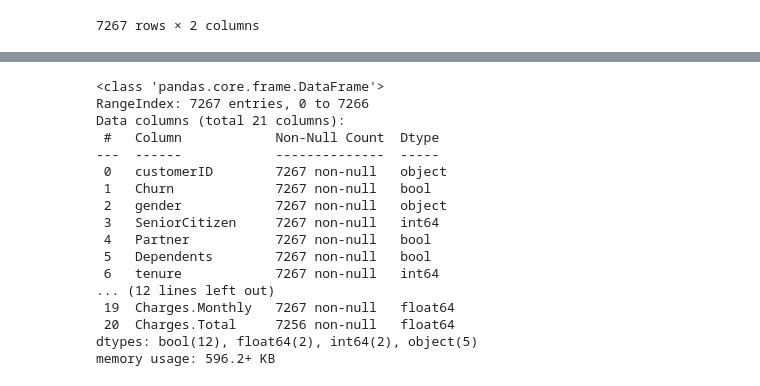
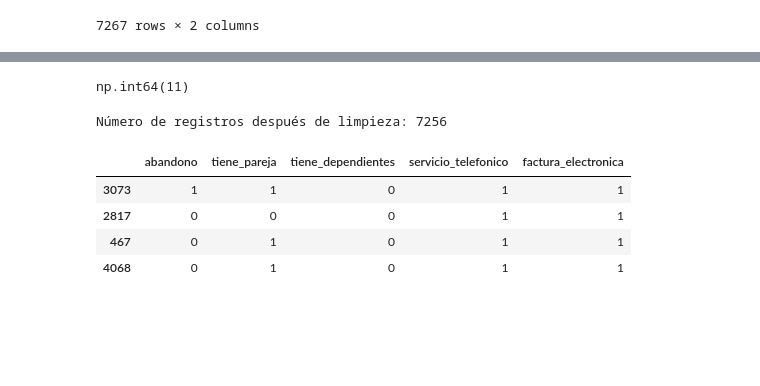
Before and after one commit to angelesGladin/TelecomX_latam, a Jupyter notebook: TelecomX_LATAM.ipynb, the cells around one changed output, grey strips where cells are left out. Drawn from its saved outputs; the diff is of its cells as text; code cells hidden in the pictures; blank space fills up the shorter version.

```diff
--- a/TelecomX_LATAM.ipynb
+++ b/TelecomX_LATAM.ipynb
@@ -175,5 +265,0 @@ memory usage: 944.0+ KB
-# %%
-#convirtiendo las columnas binarias de texto a booleanos
-col_binario = ['Churn','Partner', 'Dependents', 'PhoneService', 'PaperlessBilling']
-telecom_df[col_binario] = telecom_df[col_binario].astype(np.bool)
-telecom_df.info()
@@ -208,11 +265,0 @@ telecom_df[['OnlineSecurity', 'OnlineBackup', 'DeviceProtection', 'TechSupport',
-# %%
-#creando la listas de las columnas que contienen mas de dos opciones
-col_no_binario = ['OnlineSecurity', 'OnlineBackup', 'DeviceProtection',
-                  'TechSupport', 'StreamingTV', 'MultipleLines',
-                  'StreamingMovies']
-
-#reemplazar valor No internet service, No phone service
-for i in col_no_binario:
-  telecom_df[i] = telecom_df[i].replace(['No internet service', 'No phone service'], 'No')
-
-telecom_df[['OnlineSecurity', 'OnlineBackup', 'DeviceProtection', 'TechSupport', 'StreamingTV', 'MultipleLines','StreamingMovies']].sample(6)
@@ -227,32 +266,26 @@ telecom_df[['OnlineSecurity', 'OnlineBackup', 'DeviceProtection', 'TechSupport',
-# %%
-#transformando tipo de dato a booleano
-telecom_df[col_no_binario] = telecom_df[col_no_binario].astype(np.bool)
-telecom_df.info()
-# %% [output]
-<class 'pandas.core.frame.DataFrame'>
-RangeIndex: 7267 entries, 0 to 7266
-Data columns (total 21 columns):
- #   Column            Non-Null Count  Dtype
----  ------            --------------  -----
- 0   customerID        7267 non-null   object
- 1   Churn             7267 non-null   bool
- 2   gender            7267 non-null   object
- 3   SeniorCitizen     7267 non-null   int64
- 4   Partner           7267 non-null   bool
- 5   Dependents        7267 non-null   bool
- 6   tenure            7267 non-null   int64
-... (12 lines left out)
- 19  Charges.Monthly   7267 non-null   float64
- 20  Charges.Total     7256 non-null   float64
-dtypes: bool(12), float64(2), int64(2), object(5)
-memory usage: 596.2+ KB
+# %%
+telecom_df['cargos_totales'].isna().sum()
+# %% [output]
+np.int64(11)
+# %%
+# Eliminar registros con cargos_totales faltantes
+telecom_df = telecom_df.dropna(subset=['cargos_totales'])
+
+# Verificación rápida
+print(f"Número de registros después de limpieza: {len(telecom_df)}")
+# %% [output]
+Número de registros después de limpieza: 7256
 # %%
-## Transformar columnas booleanas en 'Yes' en 1 y 'No' en 0: la finalidad poder analizar con estadistica las columnas
-cols_binarias = [
-    'Churn', 'Partner', 'Dependents', 'PhoneService', 'PaperlessBilling',
-    'OnlineSecurity', 'OnlineBackup', 'DeviceProtection',
-    'TechSupport', 'StreamingTV', 'StreamingMovies'
-]
+## Transformar columnas binarias en 'Yes' en 1 y 'No' en 0: la finalidad poder analizar estas columnas
 
-# Transformar 'Yes' en 1 y 'No' en 0
-telecom_df[cols_binarias] = telecom_df[cols_binarias].replace({'Yes': 1, 'True': 1, 'No': 0, 'False': 0})
+col_binario = ['abandono','tiene_pareja', 'tiene_dependientes', 'servicio_telefonico', 'factura_electronica']
+
+telecom_df[col_binario] = telecom_df[col_binario].replace({'Yes':1, 'No': 0})
+telecom_df[col_binario] = telecom_df[col_binario].fillna(0).astype(int)
+telecom_df[col_binario].sample(4)
+# %% [output]
+|  | abandono | tiene_pareja | tiene_dependientes | servicio_telefonico | factura_electronica |
+| 3073 | 1 | 1 | 0 | 1 | 1 |
+| 2817 | 0 | 0 | 0 | 1 | 1 |
+| 467 | 0 | 1 | 0 | 1 | 1 |
+| 4068 | 0 | 1 | 0 | 1 | 1 |
```
Also changed, not shown: parts of 33 cells of this notebook.
